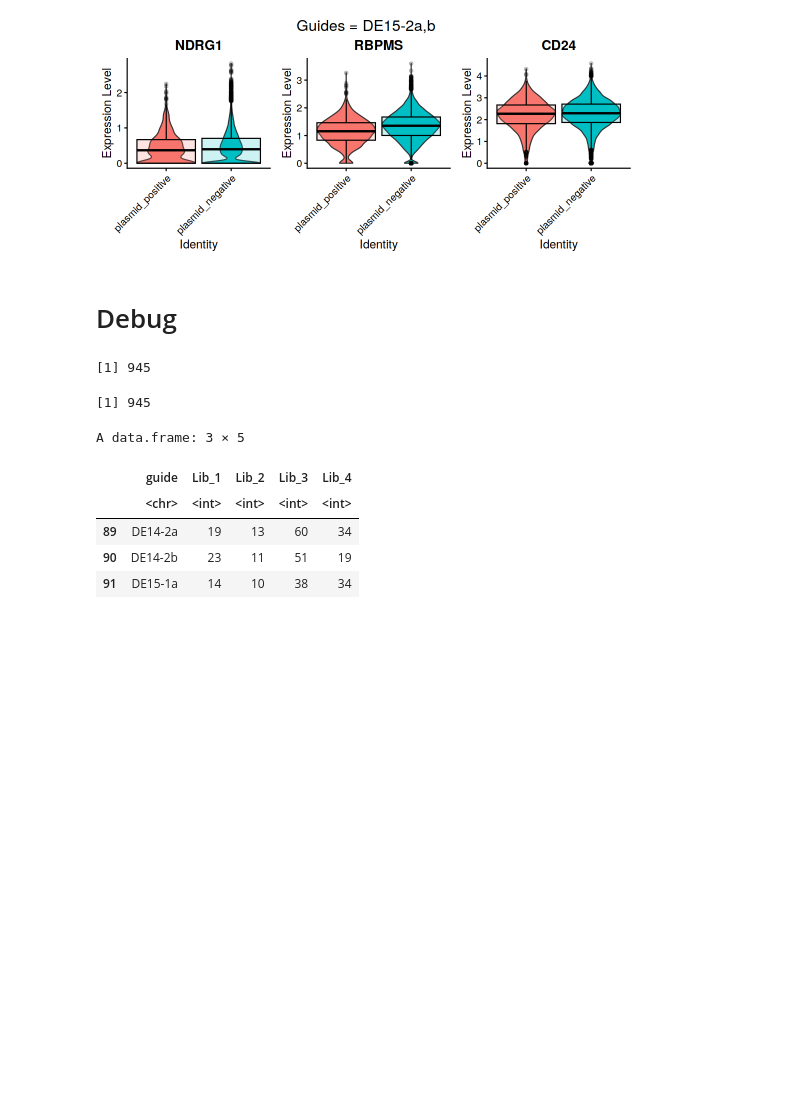
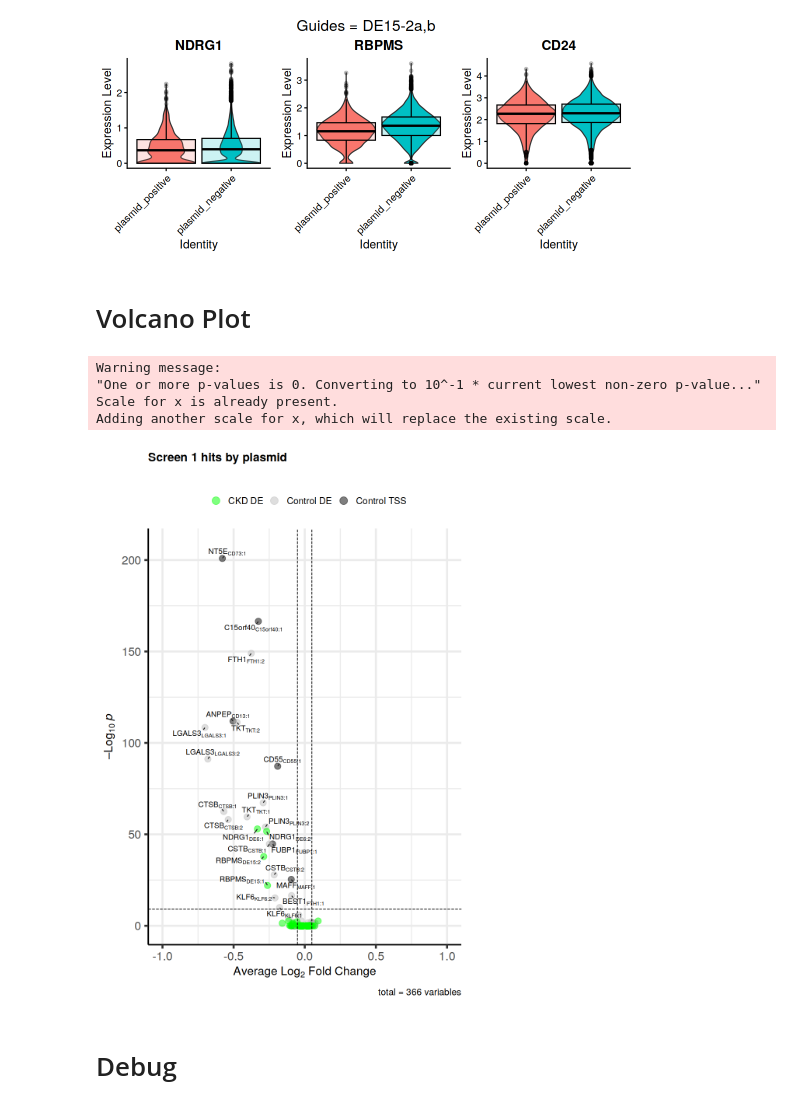
Before and after one commit to ucsf-lgr/ckd-workflow, a Jupyter notebook: secondary/04_DE_by_plasmid.ipynb, the cells around one changed output. Cells and saved outputs as stored; diff of their text form; code cells hidden in the pictures; blank space fills up the shorter version.

```diff
--- a/secondary/04_DE_by_plasmid.ipynb
+++ b/secondary/04_DE_by_plasmid.ipynb
@@ -505,22 +421,46 @@ Guide+ = 1588 ; Guide- = 19775
+# %% [markdown]
+# Volcano Plot
+# %%
+colors <- ifelse(
+    df_de$subclass == 'tss', 'black',
+    ifelse(df_de$subclass == 'de_control', 'gray', 'green')
+)
+
+names(colors) <- df_de$label
+annotations = df_de$de_gene
+plasmid_names = gsub("-", ":", df_de$plasmid)
+annotations = paste0(df_de$de_gene, "[",plasmid_names,"]")
+#annotations = paste0("expression(", df_de$de_gene, "[",df_de$plasmid,"])")
+#annotations = paste0("italic('", df_de$de_gene, "')")
+#annotations =  paste0("italic('", df_de$de_gene, "')")
+# %%
+options(repr.plot.width = 8, repr.plot.height = 12)
+EnhancedVolcano(df_de,
+                lab = annotations,
+                x ="avg_log2FC",
+                y ="p_val_adj",
+                title = 'Screen 1 hits by plasmid',
+                subtitle = '',
+                colCustom = colors,
+                drawConnectors = TRUE,
+                arrowheads = FALSE,
+                pCutoff = 10e-10,
+                FCcutoff = 0.05,
+                pointSize = 4.0,
+                labSize = 4.0,
+                parseLabels = T
+            ) +
+            xlim(-1, 1) +
+            xlab(expression(paste("Average ", Log[2], " Fold Change"))) +
+            ylab(expression(paste("\u2013", Log[10], " ", italic(p))))
+
+# lab = df_neighbor_de$de_gene,
+# drawConnectors = TRUE,
+# %% [output]
+Warning message:
+"One or more p-values is 0. Converting to 10^-1 * current lowest non-zero p-value..."
+Scale for x is already present.
+Adding another scale for x, which will replace the existing scale.
+[figure, added]
 # %% [markdown]
 # Debug
-# %%
-length(unlist(perturbed_cells_by_guide['DE15-1a']))
-# %% [output]
-[1] 945
-# %%
-sum(seurat_libs[[1]][['sgRNA']]@counts['DE15-1a', ]>=14) +
-sum(seurat_libs[[2]][['sgRNA']]@counts['DE15-1a', ]>=10) +
-sum(seurat_libs[[3]][['sgRNA']]@counts['DE15-1a', ]>=38) +
-sum(seurat_libs[[4]][['sgRNA']]@counts['DE15-1a', ]>=34)
-# %% [output]
-[1] 945
-# %%
-head(tail(df_thresholds,35),3)
-# %% [output]
-A data.frame: 3 × 5
-|  | guide | Lib_1 | Lib_2 | Lib_3 | Lib_4 |
-|  | <chr> | <int> | <int> | <int> | <int> |
-| 89 | DE14-2a | 19 | 13 | 60 | 34 |
-| 90 | DE14-2b | 23 | 11 | 51 | 19 |
-| 91 | DE15-1a | 14 | 10 | 38 | 34 |
```
Also changed, not shown: parts of 6 cells of this notebook, 5 other files.
